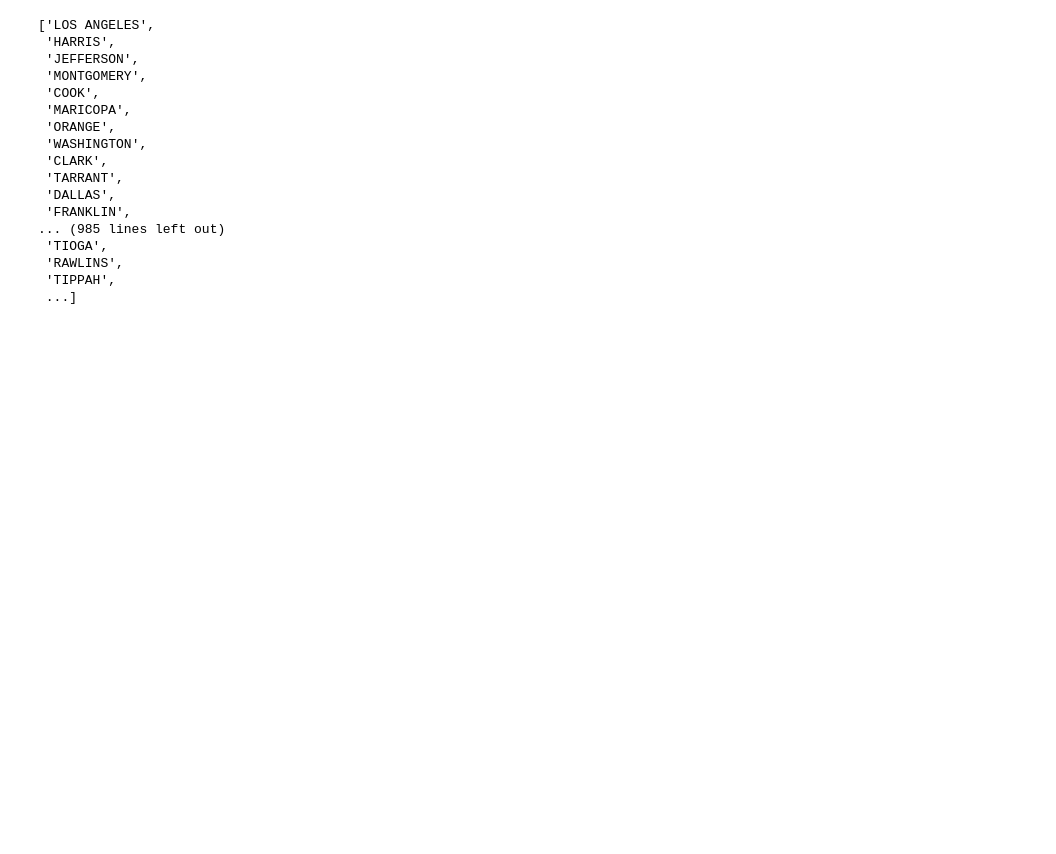
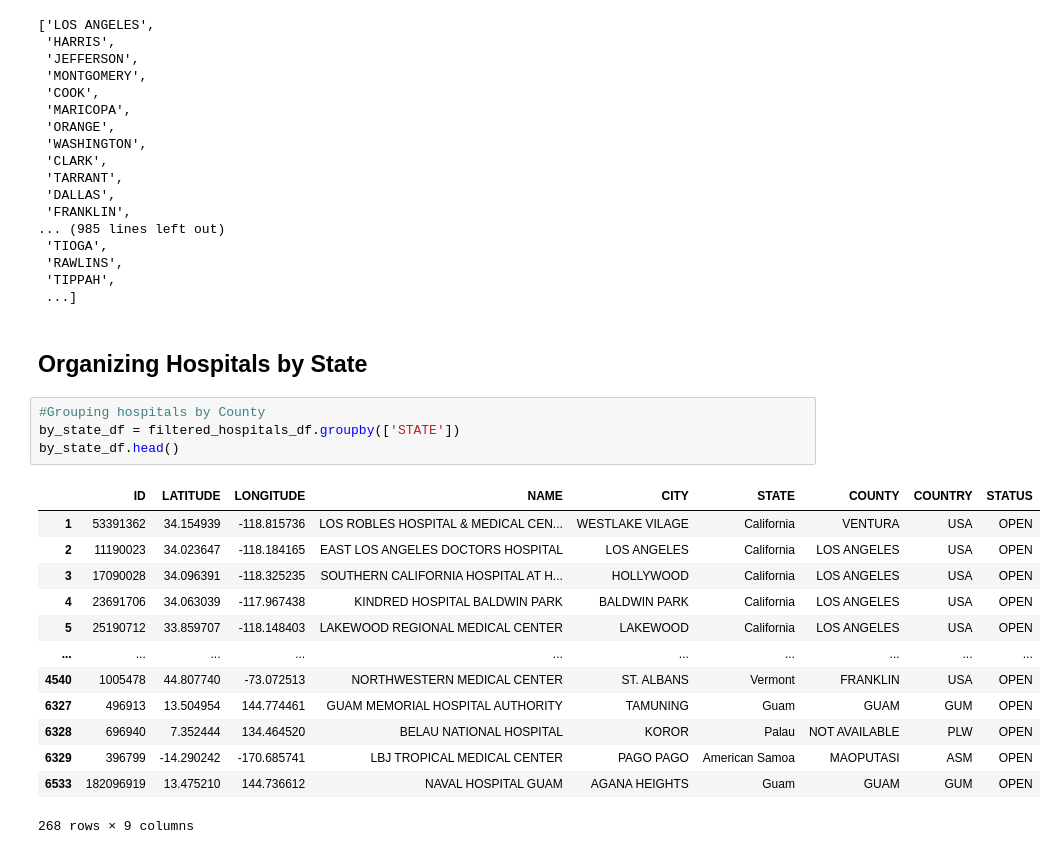
Before and after one commit to jvwastaken/Project-3, a Jupyter notebook: JV/Hospital.ipynb, the cells around one changed output. Saved outputs shown, nothing was run; the diff lists cells and outputs as text; blank space fills up the shorter version.

```diff
--- a/JV/Hospital.ipynb
+++ b/JV/Hospital.ipynb
@@ -205,3 +276,23 @@ hospital_count_per_county_df['COUNTY'].tolist()
  'RAWLINS',
  'TIPPAH',
  ...]
+# %% [markdown]
+## Organizing Hospitals by State
+# %%
+#Grouping hospitals by County
+by_state_df = filtered_hospitals_df.groupby(['STATE'])
+by_state_df.head()
+# %% [output]
+|  | ID | LATITUDE | LONGITUDE | NAME | CITY | STATE | COUNTY | COUNTRY | STATUS |
+| 1 | 53391362 | 34.154939 | -118.815736 | LOS ROBLES HOSPITAL & MEDICAL CEN... | WESTLAKE VILAGE | California | VENTURA | USA | OPEN |
+| 2 | 11190023 | 34.023647 | -118.184165 | EAST LOS ANGELES DOCTORS HOSPITAL | LOS ANGELES | California | LOS ANGELES | USA | OPEN |
+| 3 | 17090028 | 34.096391 | -118.325235 | SOUTHERN CALIFORNIA HOSPITAL AT H... | HOLLYWOOD | California | LOS ANGELES | USA | OPEN |
+| 4 | 23691706 | 34.063039 | -117.967438 | KINDRED HOSPITAL BALDWIN PARK | BALDWIN PARK | California | LOS ANGELES | USA | OPEN |
+| 5 | 25190712 | 33.859707 | -118.148403 | LAKEWOOD REGIONAL MEDICAL CENTER | LAKEWOOD | California | LOS ANGELES | USA | OPEN |
+| ... | ... | ... | ... | ... | ... | ... | ... | ... | ... |
+| 4540 | 1005478 | 44.807740 | -73.072513 | NORTHWESTERN MEDICAL CENTER | ST. ALBANS | Vermont | FRANKLIN | USA | OPEN |
+| 6327 | 496913 | 13.504954 | 144.774461 | GUAM MEMORIAL HOSPITAL AUTHORITY | TAMUNING | Guam | GUAM | GUM | OPEN |
+| 6328 | 696940 | 7.352444 | 134.464520 | BELAU NATIONAL HOSPITAL | KOROR | Palau | NOT AVAILABLE | PLW | OPEN |
+| 6329 | 396799 | -14.290242 | -170.685741 | LBJ TROPICAL MEDICAL CENTER | PAGO PAGO | American Samoa | MAOPUTASI | ASM | OPEN |
+| 6533 | 182096919 | 13.475210 | 144.736612 | NAVAL HOSPITAL GUAM | AGANA HEIGHTS | Guam | GUAM | GUM | OPEN |
+268 rows × 9 columns
```
Also changed, not shown: parts of 7 cells of this notebook, 1 other file.
